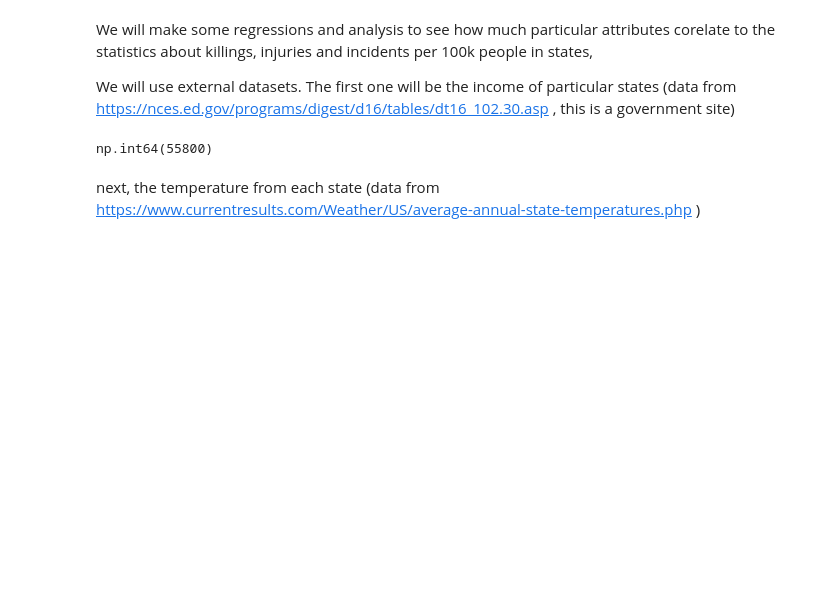
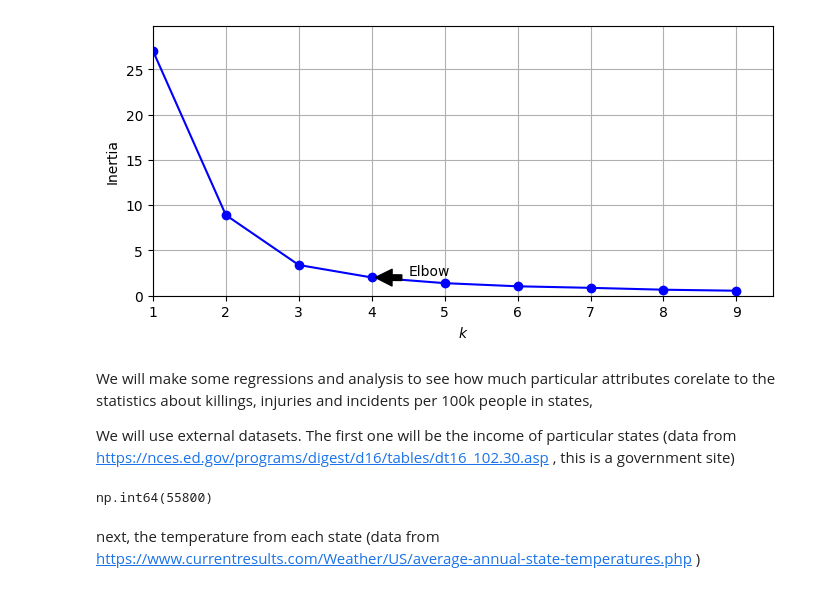
Before and after one commit to Neukz/gun-violence-analysis, a Jupyter notebook: notebooks/state_analysis.ipynb, the cells around one changed output. Drawn from its saved outputs; the diff is of its cells as text; code cells hidden in the pictures; blank space fills up the shorter version.

Commit message:
szybkie kmeans

```diff
--- a/notebooks/state_analysis.ipynb
+++ b/notebooks/state_analysis.ipynb
@@ -6,0 +13,3 @@ df = pd.read_parquet("../data/per_state.parquet")
+# %%
+df_norm = df.copy()
+df_norm
@@ -6,0 +39,23 @@ df = pd.read_parquet("../data/per_state.parquet")
+# %%
+cols = ["incidents_per_thousand", "killed_per_thousand", "injured_per_thousand"]
+X = df_norm[cols].values
+
+kmeans_per_k = [KMeans(n_clusters=k, n_init=10, random_state=42).fit(X)
+                for k in range(1, 10)]
+inertias = [m.inertia_ for m in kmeans_per_k]
+
+elbow_k = 4
+
+plt.figure(figsize=(8, 3.5))
+plt.plot(range(1, 10), inertias, "bo-")
+plt.xlabel("$k$")
+plt.ylabel("Inertia")
+plt.annotate("Elbow",
+             xy=(elbow_k, inertias[elbow_k - 1]),
+             xytext=(elbow_k + 0.5, inertias[elbow_k - 1] + 0.3),
+             arrowprops=dict(facecolor="black", shrink=0.1))
+plt.axis([1, 9.5, 0, max(inertias) * 1.1])
+plt.grid()
+plt.show()
+# %% [output]
+[figure, added]
```
Also changed, not shown: parts of 6 cells of this notebook.
